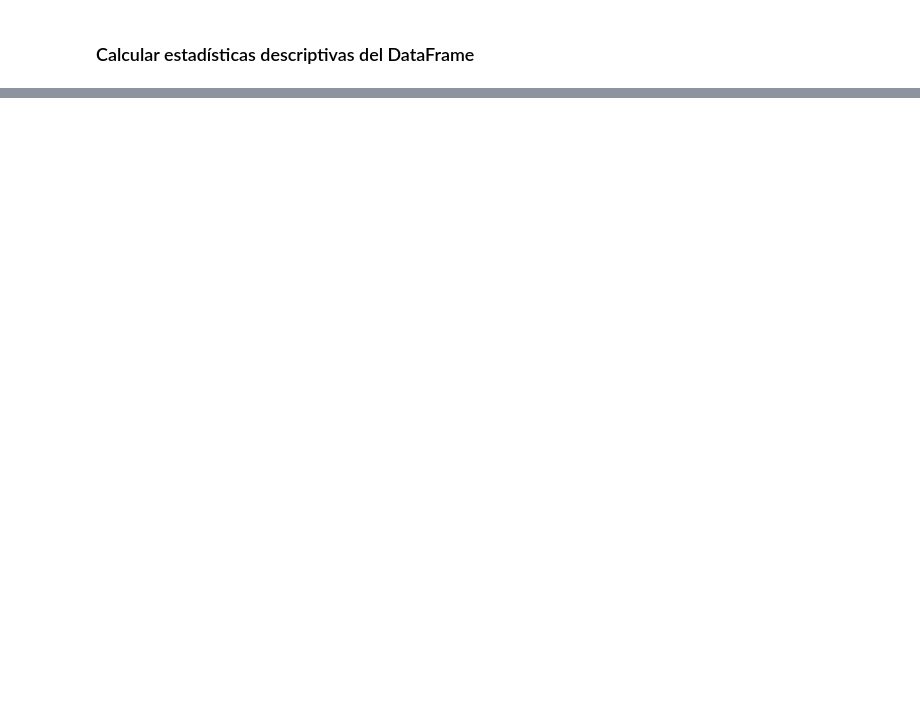
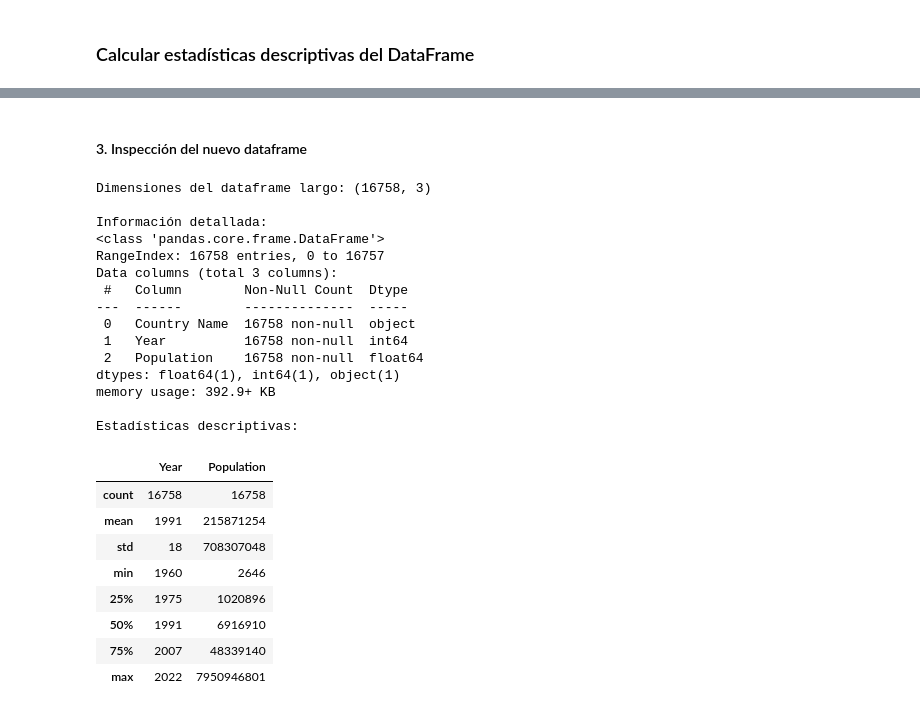
Before and after one commit to Bootcamp-IA-P4/world-population-migration-eda, a Jupyter notebook: population_eda.ipynb, the cells around one changed output, grey strips where cells are left out. Drawn from its saved outputs; the diff is of its cells as text; code cells hidden in the pictures; blank space fills up the shorter version.

```diff
--- a/population_eda.ipynb
+++ b/population_eda.ipynb
@@ -119,0 +138,36 @@ None
+# %% [markdown]
+#### 3. Inspección del nuevo dataframe
+# %%
+# Información básica del nuevo dataframe en formato largo
+print(f"Dimensiones del dataframe largo: {df_long.shape}")
+print("\nInformación detallada:")
+df_long.info()
+
+# Estadísticas descriptivas del nuevo formato
+print("\nEstadísticas descriptivas:")
+df_long.describe()
+# %% [output]
+Dimensiones del dataframe largo: (16758, 3)
+
+Información detallada:
+<class 'pandas.core.frame.DataFrame'>
+RangeIndex: 16758 entries, 0 to 16757
+Data columns (total 3 columns):
+ #   Column        Non-Null Count  Dtype
+---  ------        --------------  -----
+ 0   Country Name  16758 non-null  object
+ 1   Year          16758 non-null  int64
+ 2   Population    16758 non-null  float64
+dtypes: float64(1), int64(1), object(1)
+memory usage: 392.9+ KB
+
+Estadísticas descriptivas:
+|  | Year | Population |
+| count | 16758 | 16758 |
+| mean | 1991 | 215871254 |
+| std | 18 | 708307048 |
+| min | 1960 | 2646 |
+| 25% | 1975 | 1020896 |
+| 50% | 1991 | 6916910 |
+| 75% | 2007 | 48339140 |
+| max | 2022 | 7950946801 |
```
Also changed, not shown: parts of 26 cells of this notebook.
